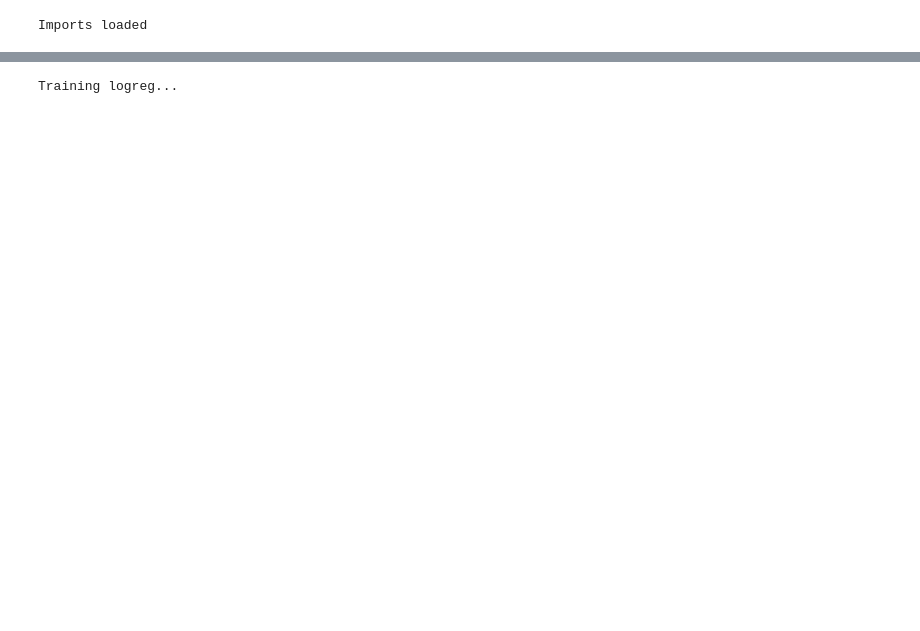
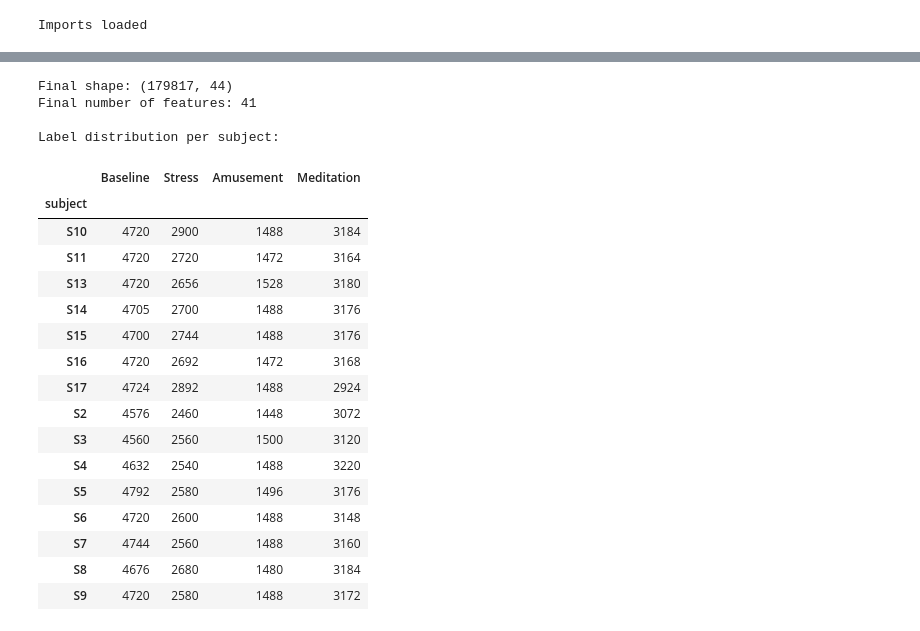
Before and after one commit to LouieDaans232345/healthcare-project, a Jupyter notebook: modeling.ipynb, the cells around one changed output, grey strips where cells are left out. Saved outputs shown, nothing was run; the diff lists cells and outputs as text; code cells hidden in the pictures; blank space fills up the shorter version.

Commit message:
Updated modeling

```diff
--- a/modeling.ipynb
+++ b/modeling.ipynb
@@ -188,43 +143,45 @@ models: ['logreg', 'rf', 'svm', 'mlp', 'xgb']
 # %%
-def get_scores(pipe, X_data):
-    if hasattr(pipe, 'predict_proba'):
-        return pipe.predict_proba(X_data)
-    if hasattr(pipe, 'decision_function'):
-        raw = pipe.decision_function(X_data)
-        if raw.ndim == 1:
-            raw = np.vstack([-raw, raw]).T
-        exp = np.exp(raw - np.max(raw, axis=1, keepdims=True))
-        return exp / exp.sum(axis=1, keepdims=True)
-    return None
+### 2.4 Verify and Summarize
 
-results = {}
-trained = {}
+print("Final shape:", df.shape)
+final_feature_cols = df.select_dtypes(include=np.number).columns.drop(['label', 'window_index'], errors='ignore').tolist()
+print(f"Final number of features: {len(final_feature_cols)}")
 
-for name, pipe in pipelines.items():
-    print(f'\nTraining {name}...')
-    pipe.fit(X_train, y_train)
-    trained[name] = pipe
+# Label distribution per subject
+label_dist = df.groupby('subject')['label'].value_counts().unstack(fill_value=0)
+label_dist.columns = ['Baseline', 'Stress', 'Amusement', 'Meditation']
+print("\nLabel distribution per subject:")
+display(label_dist)
 
-    y_pred = pipe.predict(X_test)
-    bal_acc = balanced_accuracy_score(y_test, y_pred)
-    f1m = f1_score(y_test, y_pred, average='macro')
-    report = classification_report(y_test, y_pred, output_dict=True)
-    cm = confusion_matrix(y_test, y_pred, labels=classes)
-
-    results[name] = {
-        'balanced_accuracy': float(bal_acc),
-        'f1_macro': float(f1m),
-        'classification_report': report,
-        'confusion_matrix': cm.tolist(),
-    }
-
-    print(f'{name}: balanced_accuracy={bal_acc:.4f}, f1_macro={f1m:.4f}')
-
-summary = pd.DataFrame([
-    {'model': n, 'balanced_accuracy': v['balanced_accuracy'], 'f1_macro': v['f1_macro']}
-    for n, v in results.items()
-]).sort_values('balanced_accuracy', ascending=False).reset_index(drop=True)
-
-display(summary)
+# Plot label distribution
+label_dist.plot(kind='bar', stacked=True, figsize=(12, 6),
+                title='Label Distribution per Subject')
+plt.ylabel('Number of Windows')
+plt.xlabel('Subject ID')
+plt.xticks(rotation=45)
+plt.tight_layout()
+plt.savefig('reports/figs/label_distribution.png')
+plt.close()
+print("Saved label distribution plot to reports/figs/label_distribution.png")
 # %% [output]
-Training logreg...
+Final shape: (179817, 44)
+Final number of features: 41
+
+Label distribution per subject:
+|  | Baseline | Stress | Amusement | Meditation |
+| subject |  |  |  |  |
+| S10 | 4720 | 2900 | 1488 | 3184 |
+| S11 | 4720 | 2720 | 1472 | 3164 |
+| S13 | 4720 | 2656 | 1528 | 3180 |
+| S14 | 4705 | 2700 | 1488 | 3176 |
+| S15 | 4700 | 2744 | 1488 | 3176 |
+| S16 | 4720 | 2692 | 1472 | 3168 |
+| S17 | 4724 | 2892 | 1488 | 2924 |
+| S2 | 4576 | 2460 | 1448 | 3072 |
+| S3 | 4560 | 2560 | 1500 | 3120 |
+| S4 | 4632 | 2540 | 1488 | 3220 |
+| S5 | 4792 | 2580 | 1496 | 3176 |
+| S6 | 4720 | 2600 | 1488 | 3148 |
+| S7 | 4744 | 2560 | 1488 | 3160 |
+| S8 | 4676 | 2680 | 1480 | 3184 |
+| S9 | 4720 | 2580 | 1488 | 3172 |
```
Also changed, not shown: parts of 44 cells of this notebook, 27 other files.
